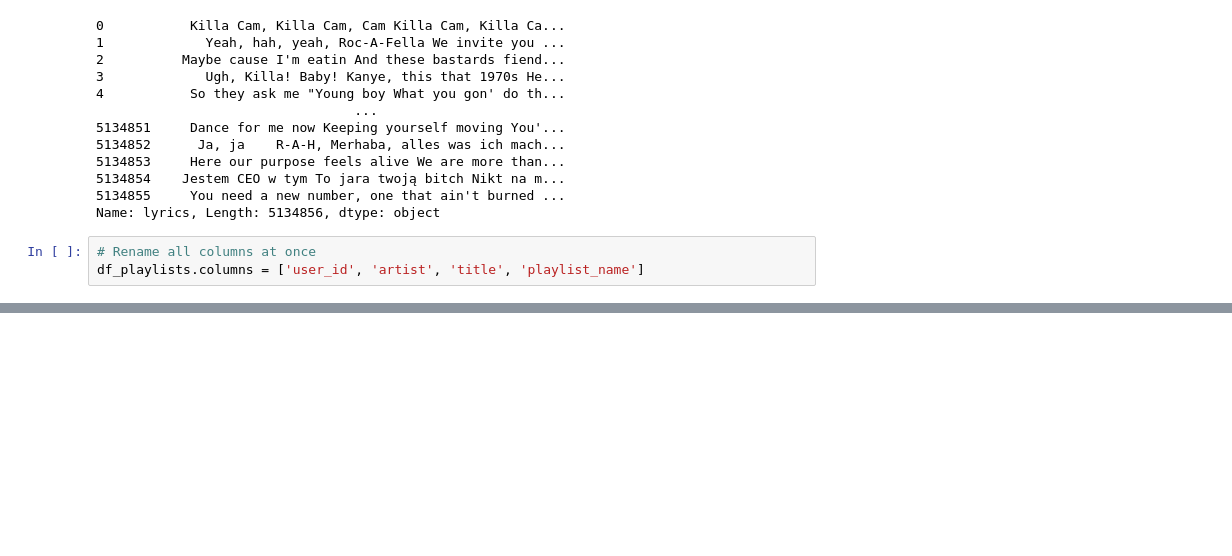
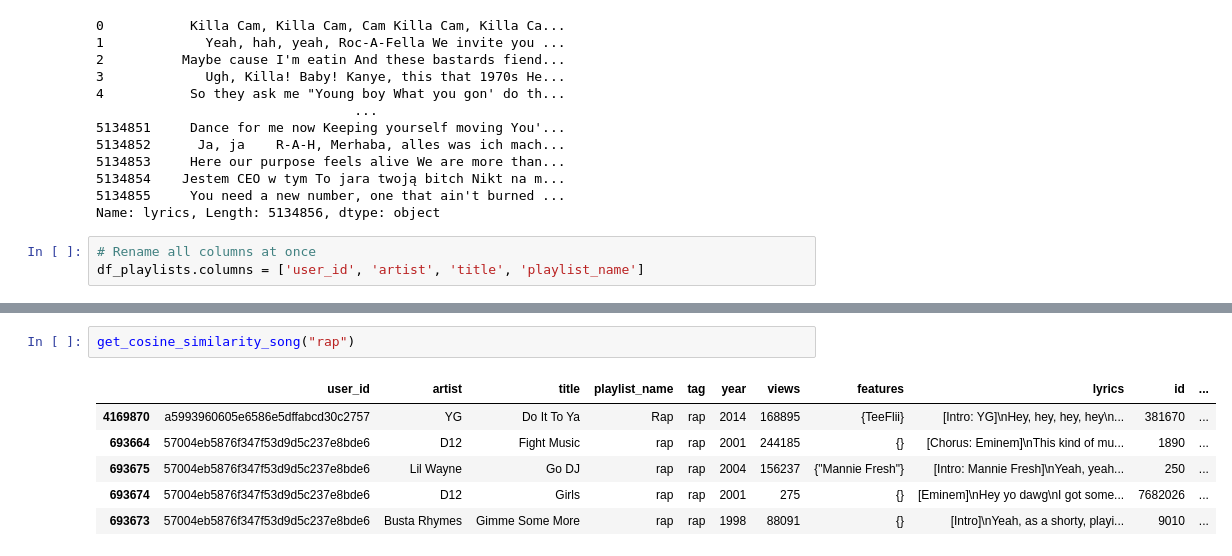
Before and after one commit to Anirud2002/Music-Analyzer-NLP, a Jupyter notebook: Project.ipynb, the cells around one changed output, grey strips where cells are left out. Drawn from its saved outputs; the diff is of its cells as text; blank space fills up the shorter version.

```diff
--- a/Project.ipynb
+++ b/Project.ipynb
@@ -211,0 +287,9 @@ print(accuracy)
+# %%
+get_cosine_similarity_song("rap")
+# %% [output]
+|  | user_id | artist | title | playlist_name | tag | year | views | features | lyrics | id | ... |
+| 4169870 | a5993960605e6586e5dffabcd30c2757 | YG | Do It To Ya | Rap | rap | 2014 | 168895 | {TeeFlii} | [Intro: YG]\nHey, hey, hey, hey\n... | 381670 | ... |
+| 693664 | 57004eb5876f347f53d9d5c237e8bde6 | D12 | Fight Music | rap | rap | 2001 | 244185 | {} | [Chorus: Eminem]\nThis kind of mu... | 1890 | ... |
+| 693675 | 57004eb5876f347f53d9d5c237e8bde6 | Lil Wayne | Go DJ | rap | rap | 2004 | 156237 | {"Mannie Fresh"} | [Intro: Mannie Fresh]\nYeah, yeah... | 250 | ... |
+| 693674 | 57004eb5876f347f53d9d5c237e8bde6 | D12 | Girls | rap | rap | 2001 | 275 | {} | [Eminem]\nHey yo dawg\nI got some... | 7682026 | ... |
+| 693673 | 57004eb5876f347f53d9d5c237e8bde6 | Busta Rhymes | Gimme Some More | rap | rap | 1998 | 88091 | {} | [Intro]\nYeah, as a shorty, playi... | 9010 | ... |
```
Also changed, not shown: parts of 23 cells of this notebook.
